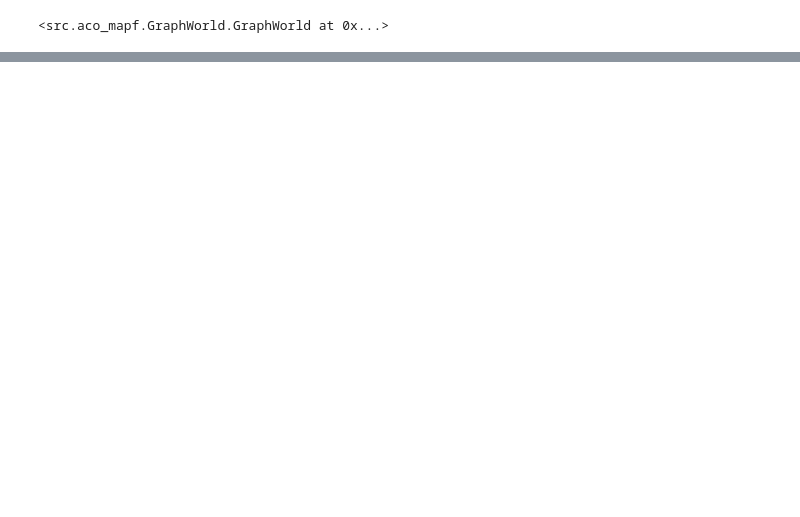
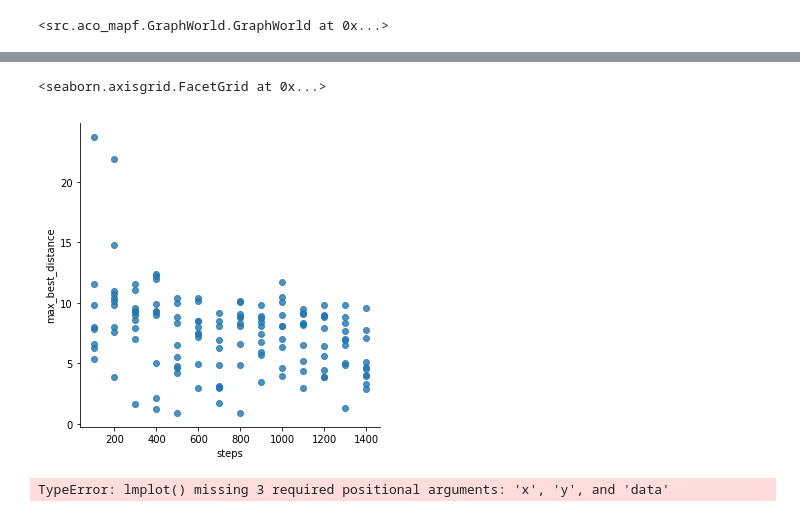
Before and after one commit to ovgu-FINken/ACO-MAPF, a Jupyter notebook: Aco-Visualization.ipynb, the cells around one changed output, grey strips where cells are left out. Cells and saved outputs as stored; diff of their text form; code cells hidden in the pictures; blank space fills up the shorter version.

```diff
--- a/Aco-Visualization.ipynb
+++ b/Aco-Visualization.ipynb
@@ -15,0 +31,14 @@ test1.draw_adjacency()
+# %%
+
+@ipp.require("pandas as pd", "numpy as np", GraphWorld, TestProblem, AcoAgent, Colony)
+def run_testprolem_aco(seed=0, steps=10):
+    c = Colony()
+    agents = [AcoAgent(seed=seed+offset, colony=c) for offset in range(1)]
+    problem = TestProblem(seed=seed).hard_2(agents=agents)
+    for _ in range(steps):
+        problem.step()
+    df = problem.get_data()
+    return df
+# %%
+parameters = [Parameter(name="steps", default=100, space=[100 * i for i in range(1,15)])]
+experiment = Experiment(seed=1, function=run_testprolem_aco, parameters=parameters, runs=10)
@@ -15,0 +72,9 @@ test1.draw_adjacency()
+# %%
+sns.lmplot(data=experiment.results, x="steps", y="max_best_distance", order=2)
+# %% [output]
+<seaborn.axisgrid.FacetGrid at 0x...>
+[figure, added]
+# %%
+sns.lmplot()
+# %% [output]
+TypeError: lmplot() missing 3 required positional arguments: 'x', 'y', and 'data'
```
Also changed, not shown: parts of 9 cells of this notebook, 3 other files.
